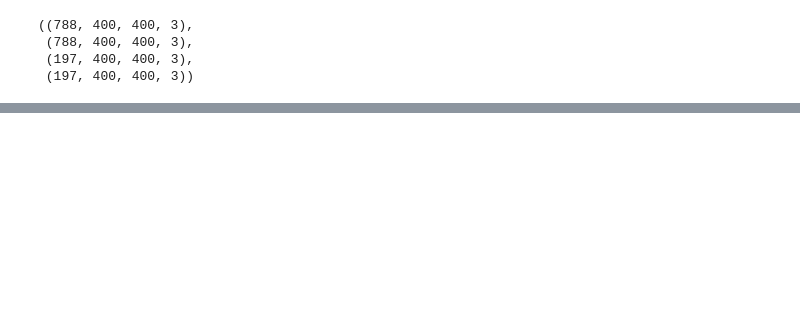
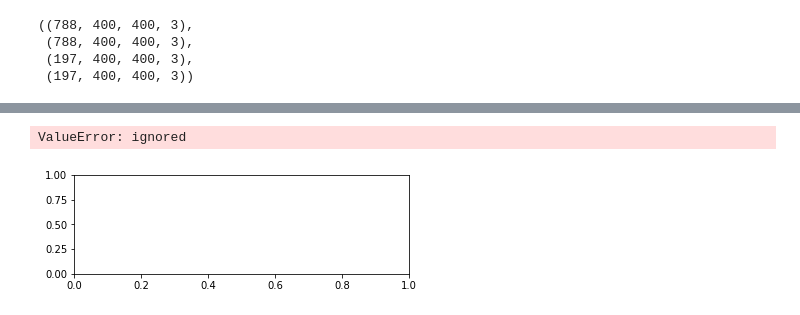
Before and after one commit to CSCCNY/final-project-recomposeclassics, a Jupyter notebook: 02_Spectogram_BasicCNN.ipynb, the cells around one changed output, grey strips where cells are left out. Saved outputs shown, nothing was run; the diff lists cells and outputs as text; code cells hidden in the pictures; blank space fills up the shorter version.

```diff
--- a/02_Spectogram_BasicCNN.ipynb
+++ b/02_Spectogram_BasicCNN.ipynb
@@ -582,4 +589,21 @@ plt.show()
 # %%
-predicted_spects2 = model2.predict(x_test)
+predicted_spects2 = model2.predict(x_test3)
 
-score2 = model2.evaluate(x_test, y_test, verbose=0)
+score3 = model2.evaluate(x_test3, y_test3, verbose=0)
+# %%
+import matplotlib.pyplot as plot
+
+plot.subplot(212)
+
+powerSpectrum, freqenciesFound, time, imageAxis = plot.specgram(predicted_spects2[0], Fs=400)
+
+plot.xlabel('Time')
+
+plot.ylabel('Frequency')
+
+
+
+plot.show()
+# %% [output]
+ValueError: ignored
+[figure, added]
```
Also changed, not shown: parts of 10 cells of this notebook.
